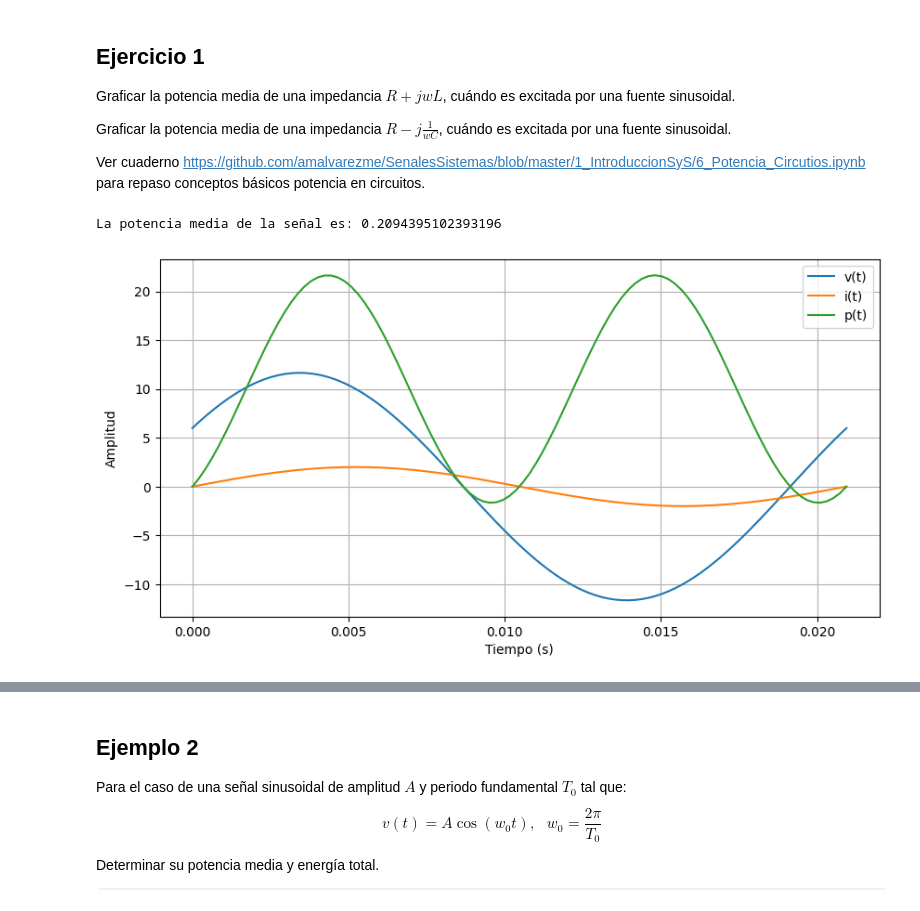
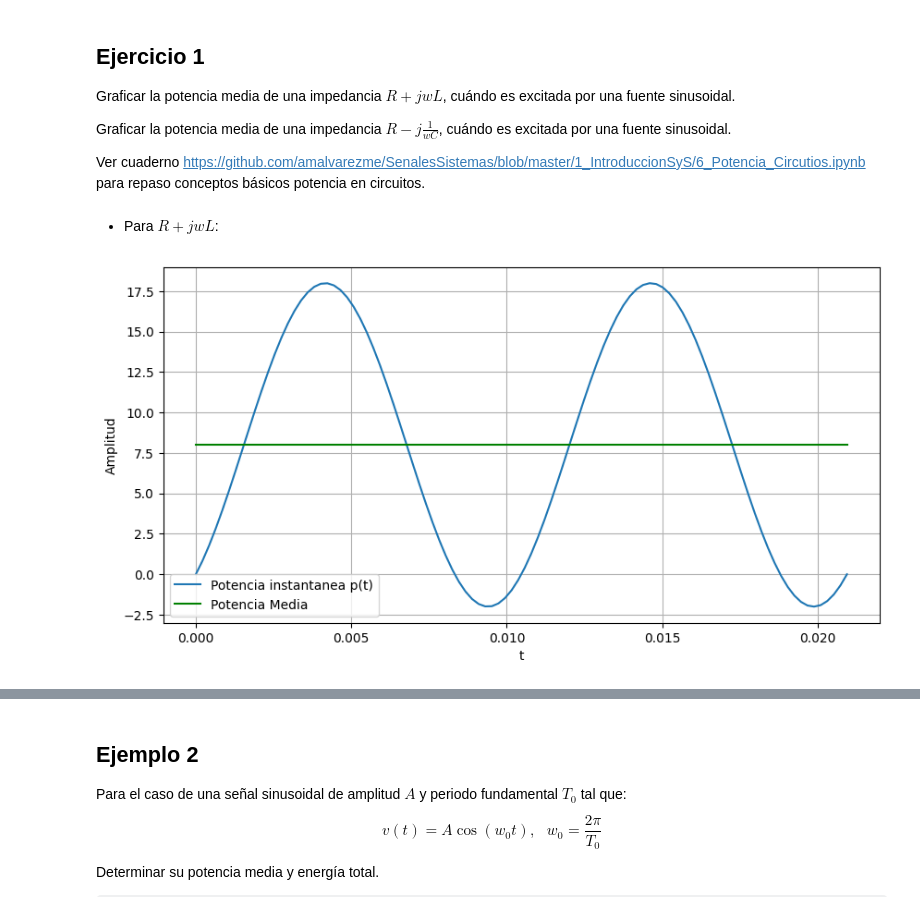
Before and after one commit to jomendietad/SenalesYSistemas, a Jupyter notebook: Ejercicio5SyS.ipynb, the cells around one changed output, grey strips where cells are left out. Saved outputs shown, nothing was run; the diff lists cells and outputs as text; code cells hidden in the pictures; some formulas as TeX source.

```diff
--- a/Ejercicio5SyS.ipynb
+++ b/Ejercicio5SyS.ipynb
@@ -212,31 +212,31 @@ Graficar la potencia media de una impedancia $R+jwL$, cuándo es excitada por un
 Graficar la potencia media de una impedancia $R-j\frac{1}{wC} $, cuándo es excitada por una fuente sinusoidal.
 
 Ver cuaderno [https://github.com/amalvarezme/SenalesSistemas/blob/master/1_IntroduccionSyS/6_Potencia_Circutios.ipynb](https://github.com/amalvarezme/SenalesSistemas/blob/master/1_IntroduccionSyS/6_Potencia_Circutios.ipynb) para repaso conceptos básicos potencia en circuitos.
+# %% [markdown]
+* Para $R+jwL$:
 # %%
+import matplotlib.pyplot as plt
 import numpy as np
-w=300
-L=0.01
-R=5
-Imax=2
-T0=2*np.pi/w
-N=100
-t=np.linspace(0,T0,N)
-I=Imax*np.sin(w*t)
-Vmax=np.sqrt(np.square(R)+np.square(w*L))*Imax
-theta=np.arctan(w*L/R)
-V=Vmax*np.sin(w*t+theta)
-p=V*I
-P=np.trapz(p,t)
-print('La potencia media de la señal es:',P)
-plt.figure(figsize=[10,5])
-plt.plot(t,V,label='v(t)')
-plt.plot(t,I,label='i(t)')
-plt.plot(t,p,label='p(t)')
-plt.xlabel('Tiempo (s)')
+w = 300
+L = 0.01
+R = 4
+Imax = 2
+T0 = 2 * np.pi / w
+N = 100
+t = np.linspace(0, T0, N)
+i = Imax * np.sin(w * t)
+Vmax = np.sqrt(np.square(R) + np.square(w * L)) * Imax
+theta = np.arctan(w * L / R)
+v = Vmax * np.sin(w * t + theta)
+p = v * i
+P = np.trapz(p, t) / T0
+plt.figure(figsize=[10, 5])
+plt.plot(t, p, label="Potencia instantanea p(t)")
+plt.plot(t, P * np.ones(len(t)), "g", label="Potencia Media")
+plt.xlabel('t')
 plt.ylabel('Amplitud')
 plt.grid()
 plt.legend()
 plt.show()
 # %% [output]
-La potencia media de la señal es: 0.2094395102393196
-[figure, old version]
+[figure, new version]
```
Also changed, not shown: parts of 9 cells of this notebook.
